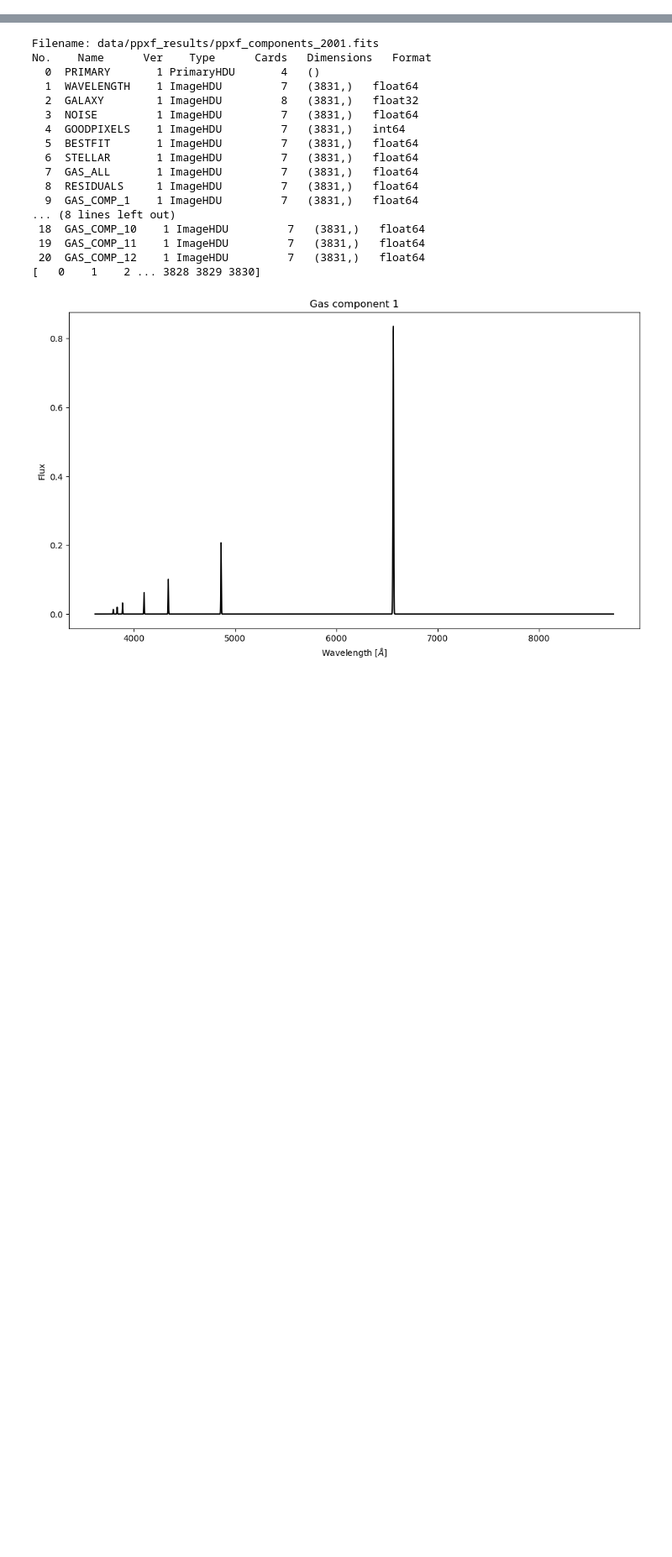
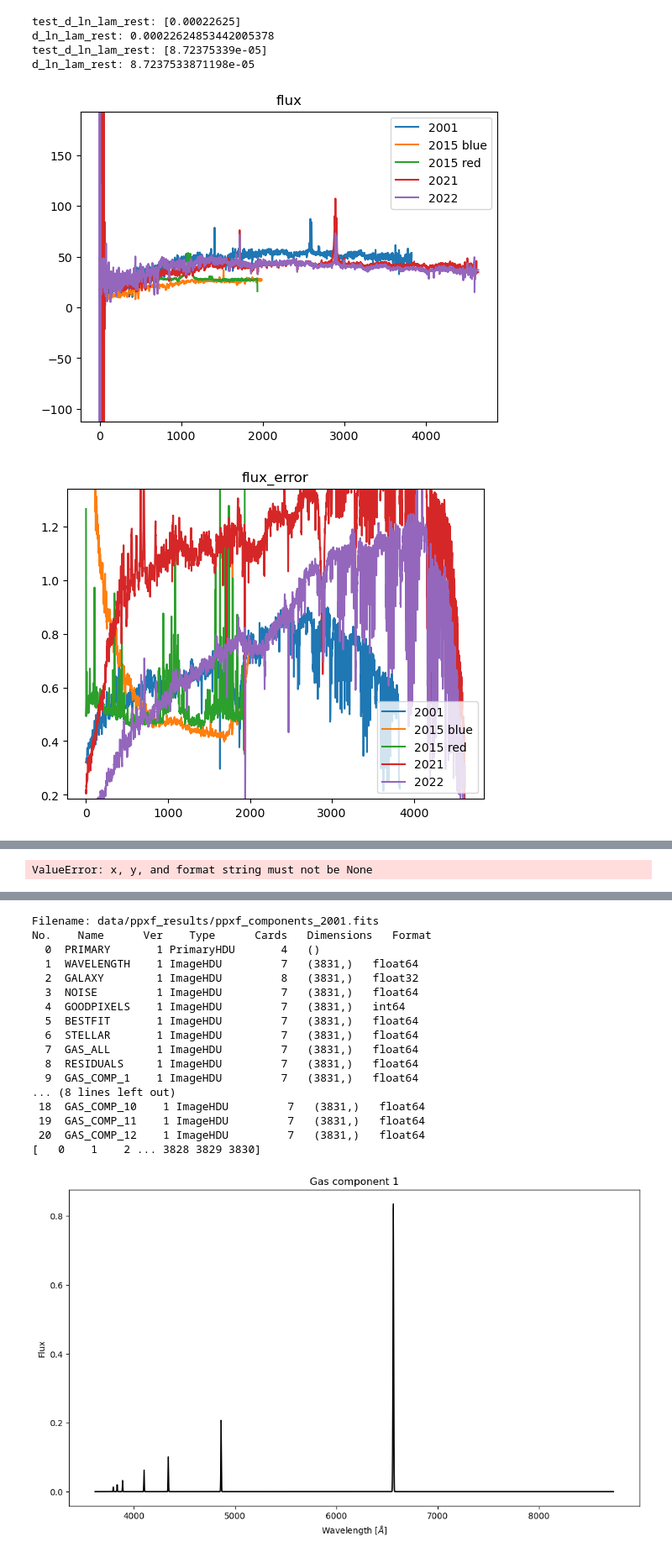
Before and after one commit to things-0/denison_2026, a Jupyter notebook: oli/test_workspace.ipynb, the cells around one changed output, grey strips where cells are left out. Shown at 84% size. Drawn from its saved outputs; the diff is of its cells as text; code cells hidden in the pictures; blank space fills up the shorter version.

Commit message:
trying to parse SAMI through pPXF and use rest lam from the beginning

```diff
--- a/oli/test_workspace.ipynb
+++ b/oli/test_workspace.ipynb
@@ -28,3 +29,49 @@ unadjusted_data = data_reading.get_adjusted_data(return_as_is=True)
     (ua_lam21, ua_flux21, ua_err21),
     (ua_lam22, ua_flux22, ua_err22)
 ) = unadjusted_data
+# %%
+ppxf_data_2001 = ppxf_funcs.get_clean_sdss_data(infile=const.FNAME_2001, normalise_flux=False)
+ppxf_data_2021 = ppxf_funcs.get_clean_sdss_data(infile=const.FNAME_2021, normalise_flux=False)
+ppxf_data_2022 = ppxf_funcs.get_clean_sdss_data(infile=const.FNAME_2022, normalise_flux=False)
+
+ppxf_data_2015_blue = ppxf_funcs.get_clean_sami_data(
+    infile=const.FNAME_2015_BLUE_3_ARCSEC,
+    resolution=const.RES_15_BLUE,
+    normalise_flux=False,
+    apply_good_pixels_mask=True
+)
+ppxf_data_2015_red = ppxf_funcs.get_clean_sami_data(
+    infile=const.FNAME_2015_RED_3_ARCSEC,
+    resolution=const.RES_15_RED,
+    normalise_flux=False,
+    apply_good_pixels_mask=True
+)
+#TODO: use adjusted spectra instead
+# %% [output]
+test_d_ln_lam_rest: [0.00022625]
+d_ln_lam_rest: 0.00022624853442005378
+test_d_ln_lam_rest: [8.72375339e-05]
+d_ln_lam_rest: 8.7237533871198e-05
+# %%
+all_data = (ppxf_data_2001, ppxf_data_2015_blue, ppxf_data_2015_red, ppxf_data_2021, ppxf_data_2022)
+data_names = ["flux", "flux_error", "lam", "fwhm_per_pix", "good_pixels_mask", "velscale"]
+for data_name in data_names:
+    data_is_float = False
+    for data, year in zip(all_data, ["2001", "2015 blue", "2015 red", "2021", "2022"]):
+        if isinstance(data[data_name], float):
+            print(f"{data_name} for {year}: {data[data_name]:.2f}")
+            data_is_float = True
+        else:
+            plt.plot(data[data_name], label=f"{year}")
+    if data_is_float:
+        continue
+    median = np.nanmedian(data[data_name])
+    radius = 2 * np.nanstd(data[data_name])
+    y_bounds = (median - radius, median + radius)
+    plt.ylim(y_bounds)
+    plt.legend()
+    plt.title(f"{data_name}")
+    plt.show()
+# %% [output]
+[figure, added]
+[figure, added]
@@ -30,0 +80 @@ unadjusted_data = data_reading.get_adjusted_data(return_as_is=True)
+ValueError: x, y, and format string must not be None
```
Also changed, not shown: parts of 10 cells of this notebook, 6 other files.
